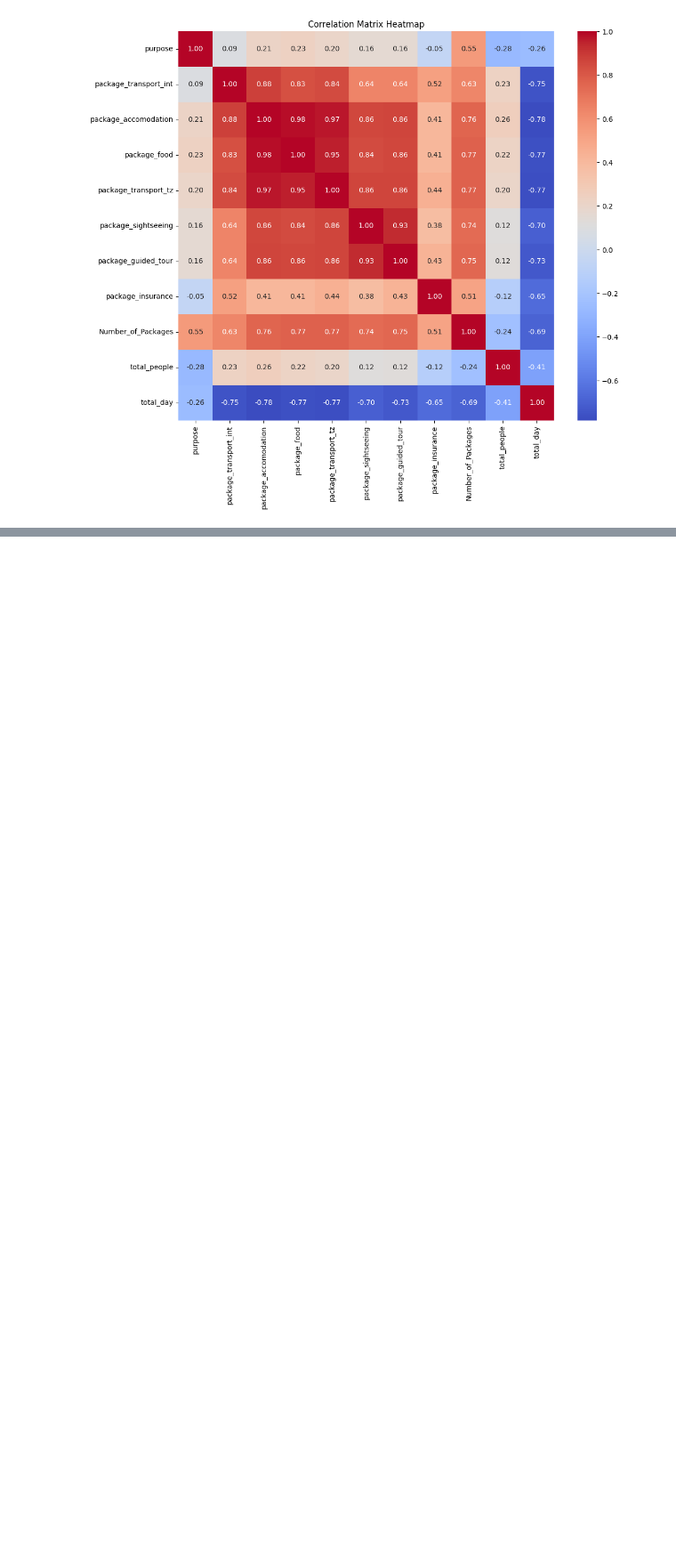
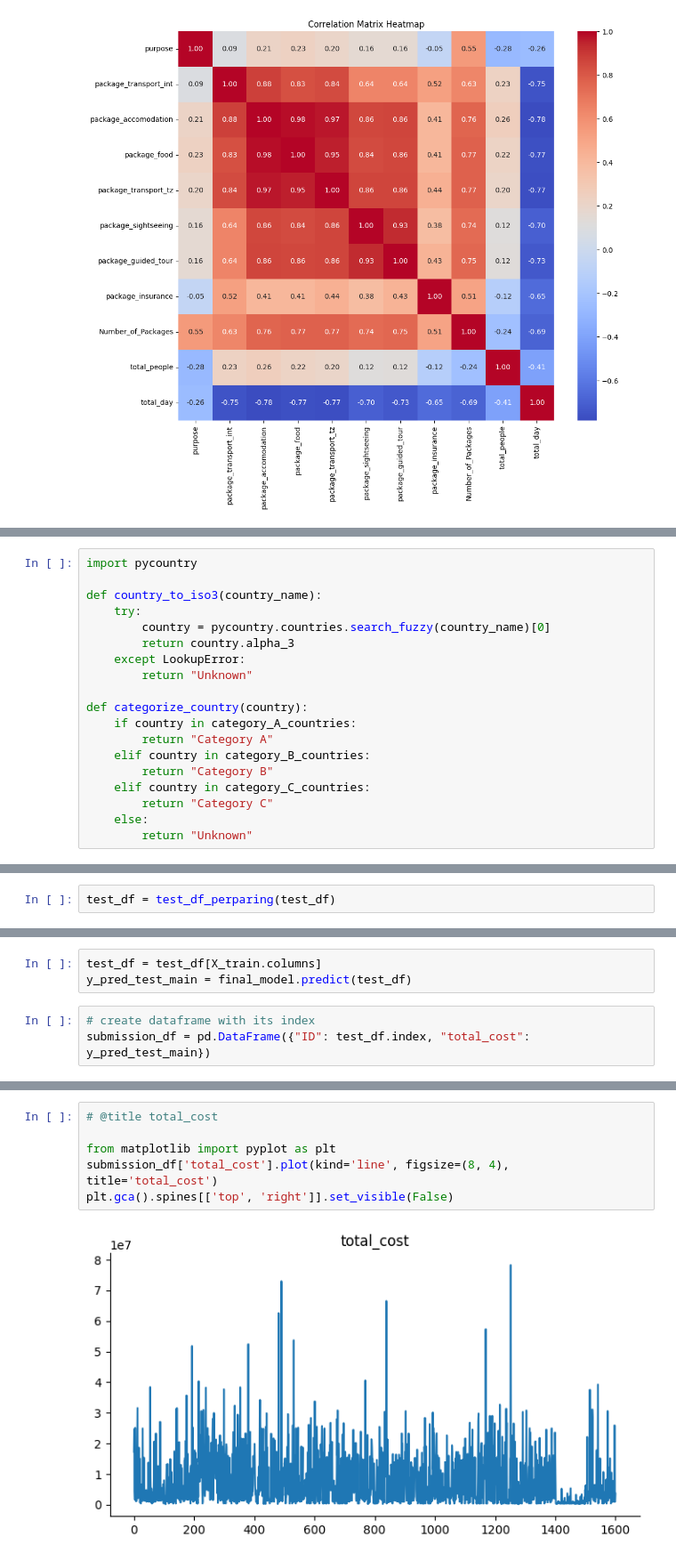
Before and after one commit to segnig/Tanzania-Tourism-Prediction, a Jupyter notebook: train.ipynb, the cells around one changed output, grey strips where cells are left out. Shown: that part at 89% size. Cells and saved outputs as stored; diff of their text form; blank space fills up the shorter version.

Commit message:
train model

```diff
--- a/train.ipynb
+++ b/train.ipynb
@@ -79,0 +313,19 @@ plt.show()
+# %%
+import pycountry
+
+def country_to_iso3(country_name):
+    try:
+        country = pycountry.countries.search_fuzzy(country_name)[0]
+        return country.alpha_3
+    except LookupError:
+        return "Unknown"
+
+def categorize_country(country):
+    if country in category_A_countries:
+        return "Category A"
+    elif country in category_B_countries:
+        return "Category B"
+    elif country in category_C_countries:
+        return "Category C"
+    else:
+        return "Unknown"
@@ -79,0 +383,2 @@ plt.show()
+# %%
+test_df = test_df_perparing(test_df)
@@ -79,0 +423,6 @@ plt.show()
+# %%
+test_df = test_df[X_train.columns]
+y_pred_test_main = final_model.predict(test_df)
+# %%
+# create dataframe with its index
+submission_df = pd.DataFrame({"ID": test_df.index, "total_cost": y_pred_test_main})
@@ -79,0 +438,8 @@ plt.show()
+# %%
+# @title total_cost
+
+from matplotlib import pyplot as plt
+submission_df['total_cost'].plot(kind='line', figsize=(8, 4), title='total_cost')
+plt.gca().spines[['top', 'right']].set_visible(False)
+# %% [output]
+[figure, added]
```
Also changed, not shown: parts of 37 cells of this notebook.
